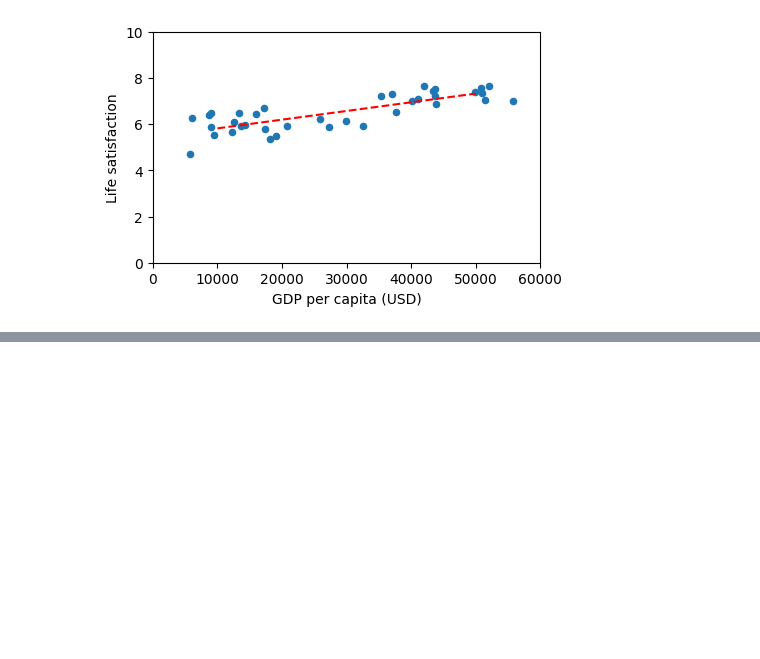
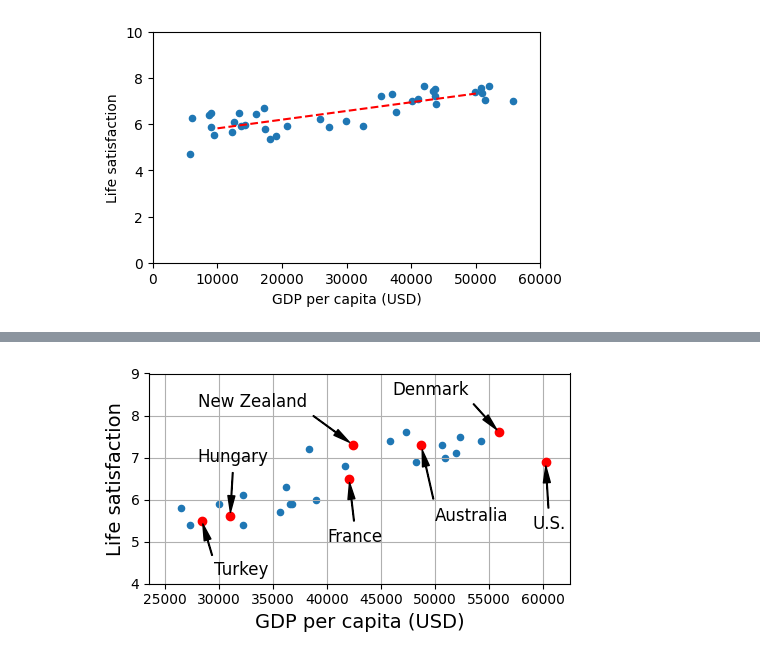
Before and after one commit to Saifullah785/hands-on-ml-notes-practice, a Jupyter notebook: Chapter_01_Machine_Learning_Landscape.ipynb, the cells around one changed output, grey strips where cells are left out. Drawn from its saved outputs; the diff is of its cells as text; code cells hidden in the pictures; blank space fills up the shorter version.

```diff
--- a/Chapter_01_Machine_Learning_Landscape.ipynb
+++ b/Chapter_01_Machine_Learning_Landscape.ipynb
@@ -336,0 +635,15 @@ plt.show()
+# %%
+# Define the minimum and maximum GDP per capita values for the filtered data.
+
+min_gdp = 23_500
+
+max_gdp = 62_500
+
+# Filter the full country statistics to include only countries within the specified GDP range.
+
+country_stats = full_country_stats[(full_country_stats[gdppc_col] >= min_gdp) &
+                                   (full_country_stats[gdppc_col] <= max_gdp)]
+
+# Display the first few rows of the filtered country statistics.
+
+country_stats.head()
@@ -336,0 +666,62 @@ plt.show()
+# %%
+# Create a scatter plot of Life Satisfaction vs. GDP per capita using the filtered data.
+
+country_stats.plot(kind='scatter', figsize=(5, 3), grid=True,
+                   x=gdppc_col, y=lifesat_col)
+
+# Define the minimum and maximum values for the y-axis (Life satisfaction).
+
+min_life_sat = 4
+
+max_life_sat = 9
+
+# Define a dictionary to hold the positions for annotating specific countries on the plot.
+
+position_text = {
+    "Turkey": (29_500, 4.2),
+    "Hungary": (28_000, 6.9),
+    "France": (40_000, 5),
+    "New Zealand": (28_000, 8.2),
+    "Australia": (50_000, 5.5),
+    "United States": (59_000, 5.3),
+    "Denmark": (46_000, 8.5)
+}
+
+# Iterate through the dictionary to annotate each country.
+
+for country, pos_text in position_text.items():
+
+    # Get the GDP per capita and Life satisfaction values for the current country.
+
+    pos_data_x = country_stats[gdppc_col].loc[country]
+
+    pos_data_y = country_stats[lifesat_col].loc[country]
+
+    # Use "U.S." as annotation for "United States".
+
+    country = "U.S." if country == "United States" else country
+
+    # Add the annotation to the plot.
+
+    plt.annotate(country, xy=(pos_data_x, pos_data_y),
+                 xytext=pos_text, fontsize=12,
+                 arrowprops=dict(facecolor='black', width=0.5,
+                                 shrink=0.08, headwidth=5))
+
+    # Plot a red circle at the country's data point.
+
+    plt.plot(pos_data_x, pos_data_y, "ro")
+
+# Set the axis limits for the plot.
+
+plt.axis([min_gdp, max_gdp, min_life_sat, max_life_sat])
+
+# Save the figure.
+
+save_fig('money_happy_scatterplot')
+
+# Display the plot.
+
+plt.show()
+# %% [output]
+[figure, added]
```
Also changed, not shown: parts of 45 cells of this notebook.
